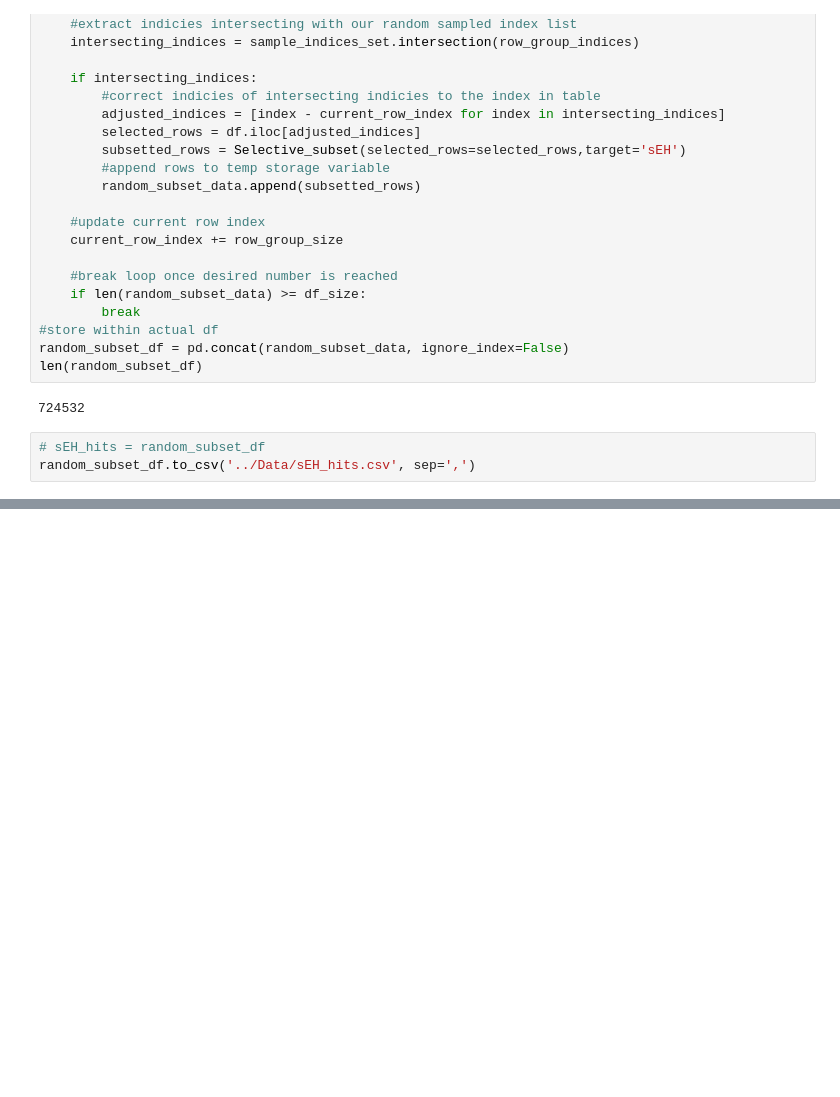
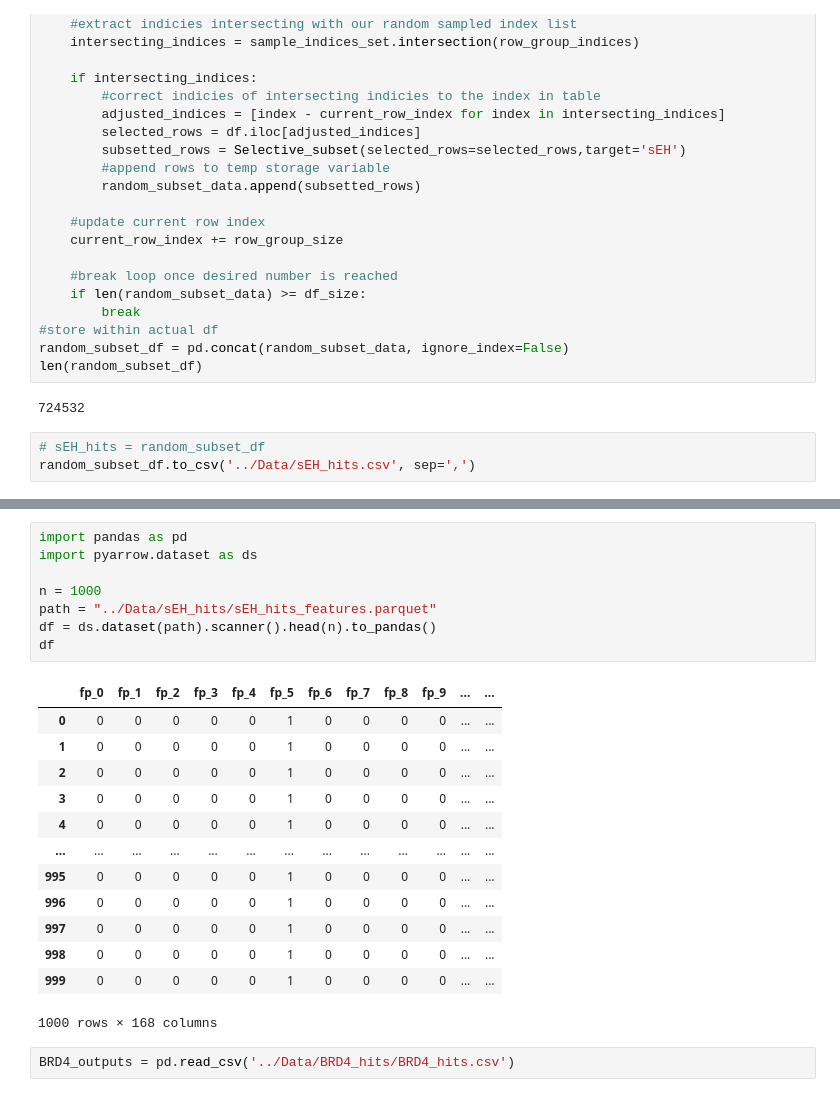
Before and after one commit to Chi-Chun-Chan/ChiSang-Kaggle-leash-Belka, a Jupyter notebook: Code/Data_pre_processing.ipynb, the cells around one changed output, grey strips where cells are left out. Drawn from its saved outputs; the diff is of its cells as text; blank space fills up the shorter version.

```diff
--- a/Code/Data_pre_processing.ipynb
+++ b/Code/Data_pre_processing.ipynb
@@ -393,0 +525,24 @@ random_subset_df.to_csv('../Data/sEH_hits.csv', sep=',')
+# %%
+import pandas as pd
+import pyarrow.dataset as ds
+
+n = 1000
+path = "../Data/sEH_hits/sEH_hits_features.parquet"
+df = ds.dataset(path).scanner().head(n).to_pandas()
+df
+# %% [output]
+|  | fp_0 | fp_1 | fp_2 | fp_3 | fp_4 | fp_5 | fp_6 | fp_7 | fp_8 | fp_9 | ... | ... |
+| 0 | 0 | 0 | 0 | 0 | 0 | 1 | 0 | 0 | 0 | 0 | ... | ... |
+| 1 | 0 | 0 | 0 | 0 | 0 | 1 | 0 | 0 | 0 | 0 | ... | ... |
+| 2 | 0 | 0 | 0 | 0 | 0 | 1 | 0 | 0 | 0 | 0 | ... | ... |
+| 3 | 0 | 0 | 0 | 0 | 0 | 1 | 0 | 0 | 0 | 0 | ... | ... |
+| 4 | 0 | 0 | 0 | 0 | 0 | 1 | 0 | 0 | 0 | 0 | ... | ... |
+| ... | ... | ... | ... | ... | ... | ... | ... | ... | ... | ... | ... | ... |
+| 995 | 0 | 0 | 0 | 0 | 0 | 1 | 0 | 0 | 0 | 0 | ... | ... |
+| 996 | 0 | 0 | 0 | 0 | 0 | 1 | 0 | 0 | 0 | 0 | ... | ... |
+| 997 | 0 | 0 | 0 | 0 | 0 | 1 | 0 | 0 | 0 | 0 | ... | ... |
+| 998 | 0 | 0 | 0 | 0 | 0 | 1 | 0 | 0 | 0 | 0 | ... | ... |
+| 999 | 0 | 0 | 0 | 0 | 0 | 1 | 0 | 0 | 0 | 0 | ... | ... |
+1000 rows × 168 columns
+# %%
+BRD4_outputs = pd.read_csv('../Data/BRD4_hits/BRD4_hits.csv')
```
Also changed, not shown: parts of 16 cells of this notebook, 1 other file.
